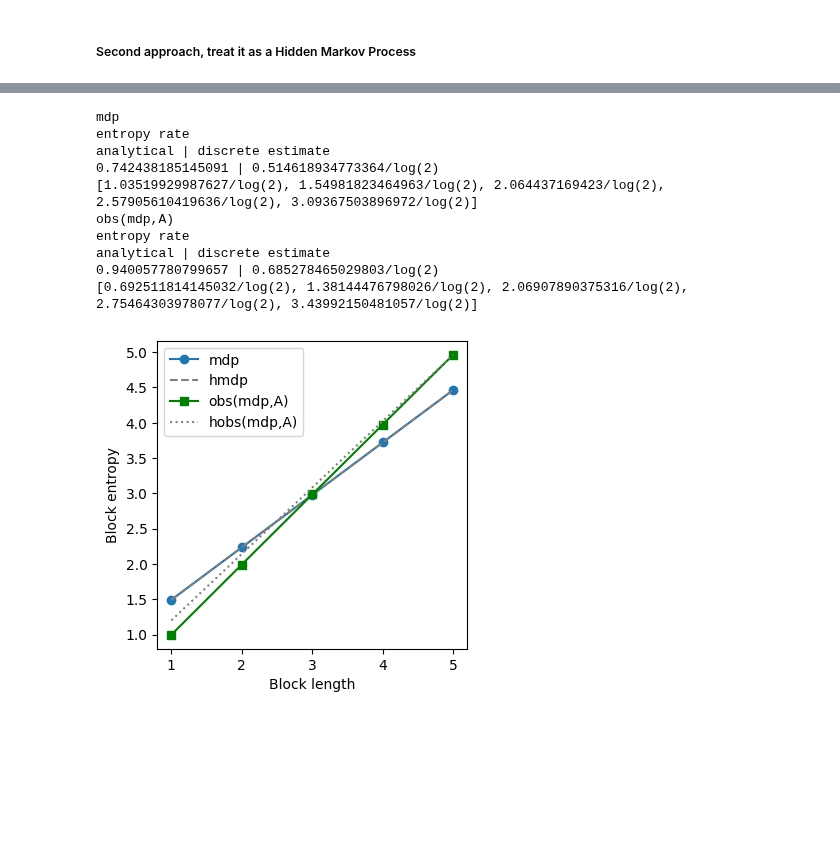
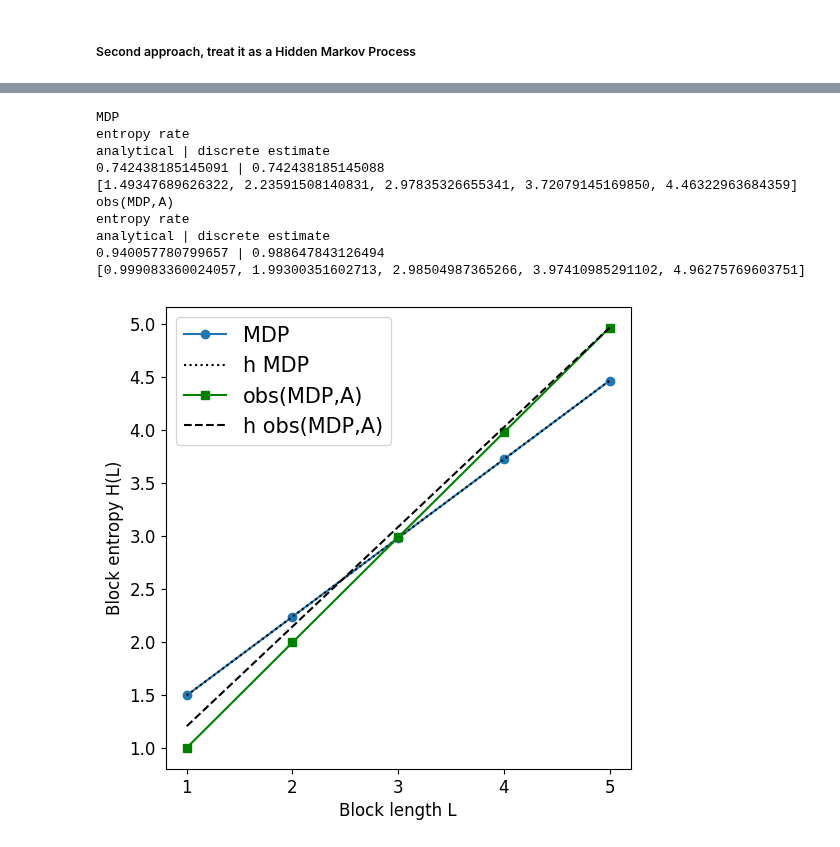
Before and after one commit to LukasPrader/BscThesis_Physics_uibk, a Jupyter notebook: work_outline.ipynb, the cells around one changed output, grey strips where cells are left out. Cells and saved outputs as stored; diff of their text form; code cells hidden in the pictures; blank space fills up the shorter version.

```diff
--- a/work_outline.ipynb
+++ b/work_outline.ipynb
@@ -225,15 +225,15 @@ import itertools
 import matplotlib.pyplot as plt
 
 vects = [stat_mdp, stat_mp1, stat_mp2]
-labels = ["mdp", "mp1", "mp2"]
+labels = ["MDP", "MP1", "MP2"]
 markers = ["o", "^", "s"]
 Ps = [P_mdp, P_mp1, P_mp2]
 
-plt.figure(figsize =(4,4))
+plt.figure(figsize =(6,6))
 for n, vect in enumerate(vects):
     P_s = Ps[n]
     vars = [x, a0, a1, a2]
-    vals = [0.60, 0.5, 0.5, 0.5]
+    vals = [0.6, 0.5, 0.3, 0.7]
 
     vect = vect.subs({vars[i]: vals[i] for i in range(len(vars))})
     P_s = P_s.subs({vars[i]: vals[i] for i in range(len(vars))})
@@ -248,8 +248,14 @@ for n, vect in enumerate(vects):
 
     plt.plot(lengths, block_ents, marker=markers[n], label=labels[n])
 
-plt.xlabel("Block length")
-plt.ylabel("Block entropy")
+
+plt.rc('axes', labelsize=12)
+plt.rc('xtick', labelsize=12)
+plt.rc('ytick', labelsize=12)
+plt.rc('legend', fontsize=15)
+plt.xlabel("Block length L")
+plt.ylabel("Block entropy H(L)")
+plt.xticks([1,2,3,4,5])
 plt.legend()
 plt.show()
 # %% [output]
@@ -332,57 +350,62 @@ P_mdp_full = sym.Matrix([[a0*(1-x), (1-a0)*(1-x), a0*x, (1-a0)*x, 0], # AS0
 
 stat_mdp_full = MP_stat_dist(P_mdp_full)
 vects = [stat_mdp_full, stat_mdp_full, stat_mdp_full, stat_mdp_full]
-labels = ["mdp_full", "mdp", "obs(mdp,L)", "obs(mdp,A)"]
+labels = ["MDP_full", "MDP", "obs(MDP,L)", "obs(MDP,A)"]
 markers = ["p", "o", "^", "s"]
 Ps = [P_mdp_full, P_mdp_full, P_mdp_full, P_mdp_full]
 mapping = [{0:0, 1:1, 2:2, 3:3, 4:4}, {0:0, 1:0, 2:1, 3:1, 4:2},
-           {0:0, 1:0, 2:1, 3:1, 4:1}, {0:1, 1:0, 2:1, 3:0, 4:0}]
+           {0:0, 1:0, 2:1, 3:1, 4:1}, {0:0, 1:1, 2:0, 3:1, 4:1}]
 cols = ["C0", "C0", "green", "green"]
 
-plt.figure(figsize =(4,4))
+plt.figure(figsize =(6,6))
 
 for n in [1, 3]:
     vect = vects[n]
     P_s = Ps[n]
     vars = [x, a0, a1, a2]
-    vals = [0.60, 0.5, 0.3, 0.7]
-    l_ls = ["--", "--", "-.", ":"]
+    vals = [0.6, 0.5, 0.3, 0.7]
+    l_ls = [":", ":", "-.", "--"]
 
     vect = vect.subs({vars[i]: vals[i] for i in range(len(vars))})
     P_s = P_s.subs({vars[i]: vals[i] for i in range(len(vars))})
 
     init = vect  # init = stationary
-
-    lengths = range(1, 6)
+    max_len = 6
+    lengths = range(1, max_len)
 
     ent_rate = MP_entropy_rate(vect, P_s, mapping[n])
     block_ents = [MP_block_entropy(P_s, l, init, mapping[n]) for l in lengths]
 
     print(labels[n])
     print("entropy rate")
     print("analytical | discrete estimate")
     print(ent_rate, "|", block_ents[-1] - block_ents[-2])
     print(block_ents)
 
     plt.plot(lengths, block_ents, color = cols[n], marker=markers[n], label=labels[n])
     # plot excess entropy estimate
     ent_rate_est = block_ents[-1] - block_ents[-2]
-    plt.plot(np.arange(1, 6), ent_rate*np.arange(1, 6) +
-                (block_ents[-1]-ent_rate*5), color="grey", ls=l_ls[n], label=str("h"+labels[n]))
+    plt.plot(np.arange(1, max_len), ent_rate*np.arange(1, max_len) +
+                (block_ents[-1]-ent_rate*(max_len-1)), color="black", ls=l_ls[n], label=str("h "+labels[n]))
 
-plt.xlabel("Block length")
-plt.ylabel("Block entropy")
+plt.rc('axes', labelsize=12)
+plt.rc('xtick', labelsize=12)
+plt.rc('ytick', labelsize=12)
+plt.rc('legend', fontsize=15)
+plt.xlabel("Block length L")
+plt.ylabel("Block entropy H(L)")
+plt.xticks([1,2,3,4,5])
 plt.legend()
 plt.show()
 # %% [output]
-mdp
+MDP
 entropy rate
 analytical | discrete estimate
-0.742438185145091 | 0.514618934773364/log(2)
-[1.03519929987627/log(2), 1.54981823464963/log(2), 2.064437169423/log(2), 2.57905610419636/log(2), 3.09367503896972/log(2)]
-obs(mdp,A)
+0.742438185145091 | 0.742438185145088
+[1.49347689626322, 2.23591508140831, 2.97835326655341, 3.72079145169850, 4.46322963684359]
+obs(MDP,A)
 entropy rate
 analytical | discrete estimate
-0.940057780799657 | 0.685278465029803/log(2)
-[0.692511814145032/log(2), 1.38144476798026/log(2), 2.06907890375316/log(2), 2.75464303978077/log(2), 3.43992150481057/log(2)]
+0.940057780799657 | 0.988647843126494
+[0.999083360024057, 1.99300351602713, 2.98504987365266, 3.97410985291102, 4.96275769603751]
-[figure, old version]
+[figure, new version]
```
Also changed, not shown: parts of 6 cells of this notebook, 18 other files.
